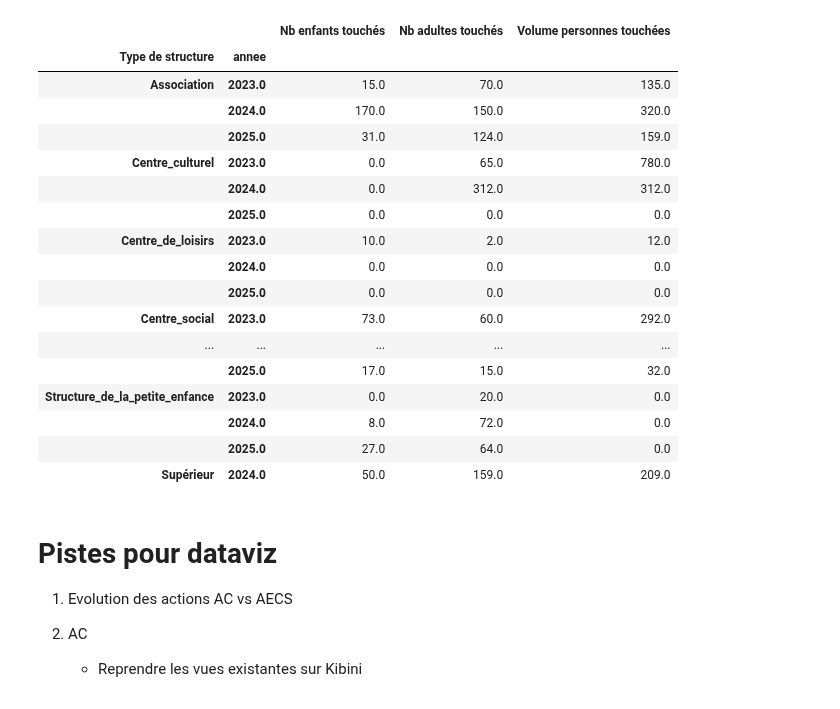
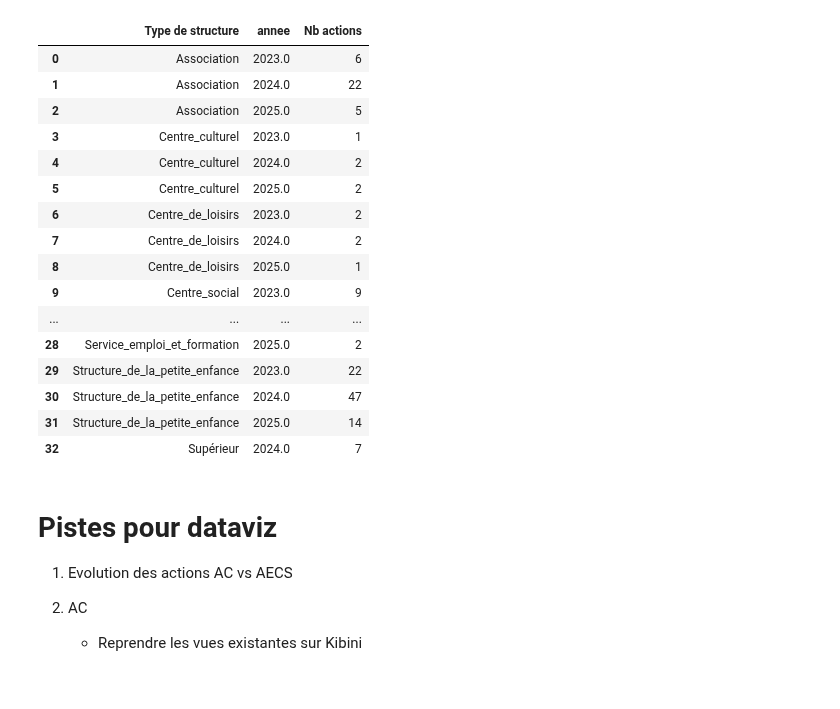
Before and after one commit to medrbx/kibini2, a Jupyter notebook: kibini/notebook_aecs.ipynb, the cells around one changed output. Saved outputs shown, nothing was run; the diff lists cells and outputs as text; code cells hidden in the pictures.

```diff
--- a/kibini/notebook_aecs.ipynb
+++ b/kibini/notebook_aecs.ipynb
@@ -41,6 +41,8 @@ class AECS():
         self.df.loc[self.df['Nb adultes touchés']>100,'ANOMALIE Nb adultes touchés']='oui'
         self.df.loc[self.df['Nb enfants touchés']>100,'ANOMALIE Nb enfants touchés']='oui'
 
+        self.df['Nb actions'] = 1
+
 
     def get_Statistiques(self,
                          print_result=False,
@@ -71,26 +73,25 @@ df = AECS()
 # %%
 df.get_Statistiques(filter_on='aecs',
                     group_by_what=['Type de structure','annee'],
-                    total_on=['Nb enfants touchés','Nb adultes touchés','Volume personnes touchées'])
+                    total_on=['Nb actions']).reset_index()
 # %% [output]
-|  |  | Nb enfants touchés | Nb adultes touchés | Volume personnes touchées |
-| Type de structure | annee |  |  |  |
-| Association | 2023.0 | 15.0 | 70.0 | 135.0 |
-|  | 2024.0 | 170.0 | 150.0 | 320.0 |
-|  | 2025.0 | 31.0 | 124.0 | 159.0 |
-| Centre_culturel | 2023.0 | 0.0 | 65.0 | 780.0 |
-|  | 2024.0 | 0.0 | 312.0 | 312.0 |
-|  | 2025.0 | 0.0 | 0.0 | 0.0 |
-| Centre_de_loisirs | 2023.0 | 10.0 | 2.0 | 12.0 |
-|  | 2024.0 | 0.0 | 0.0 | 0.0 |
-|  | 2025.0 | 0.0 | 0.0 | 0.0 |
-| Centre_social | 2023.0 | 73.0 | 60.0 | 292.0 |
-| ... | ... | ... | ... | ... |
-|  | 2025.0 | 17.0 | 15.0 | 32.0 |
-| Structure_de_la_petite_enfance | 2023.0 | 0.0 | 20.0 | 0.0 |
-|  | 2024.0 | 8.0 | 72.0 | 0.0 |
-|  | 2025.0 | 27.0 | 64.0 | 0.0 |
-| Supérieur | 2024.0 | 50.0 | 159.0 | 209.0 |
+|  | Type de structure | annee | Nb actions |
+| 0 | Association | 2023.0 | 6 |
+| 1 | Association | 2024.0 | 22 |
+| 2 | Association | 2025.0 | 5 |
+| 3 | Centre_culturel | 2023.0 | 1 |
+| 4 | Centre_culturel | 2024.0 | 2 |
+| 5 | Centre_culturel | 2025.0 | 2 |
+| 6 | Centre_de_loisirs | 2023.0 | 2 |
+| 7 | Centre_de_loisirs | 2024.0 | 2 |
+| 8 | Centre_de_loisirs | 2025.0 | 1 |
+| 9 | Centre_social | 2023.0 | 9 |
+| ... | ... | ... | ... |
+| 28 | Service_emploi_et_formation | 2025.0 | 2 |
+| 29 | Structure_de_la_petite_enfance | 2023.0 | 22 |
+| 30 | Structure_de_la_petite_enfance | 2024.0 | 47 |
+| 31 | Structure_de_la_petite_enfance | 2025.0 | 14 |
+| 32 | Supérieur | 2024.0 | 7 |
 # %% [markdown]
 # Pistes pour dataviz
 
```
Also changed, not shown: 8 other files.
